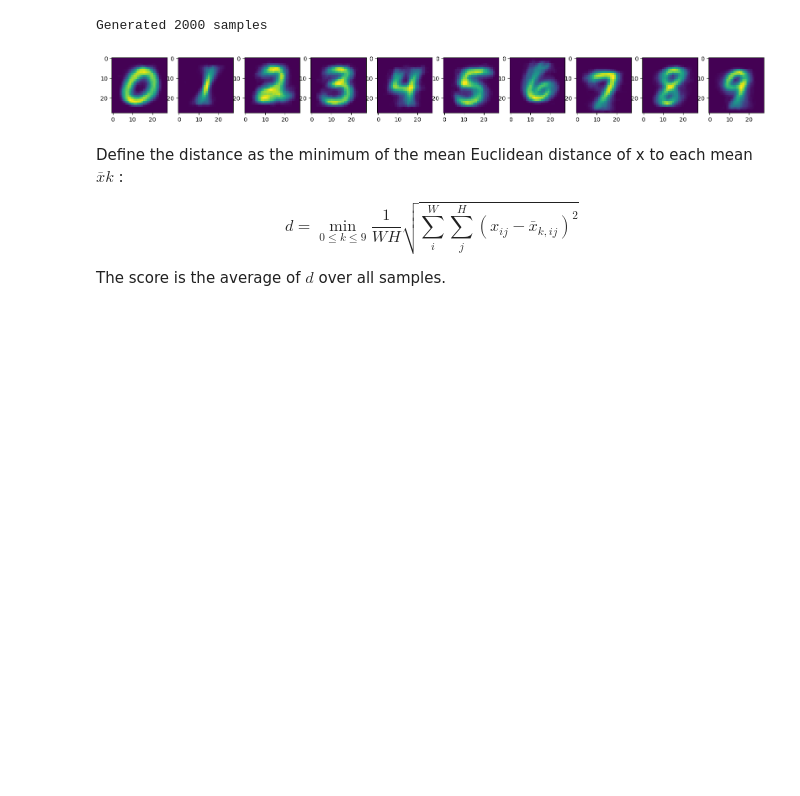
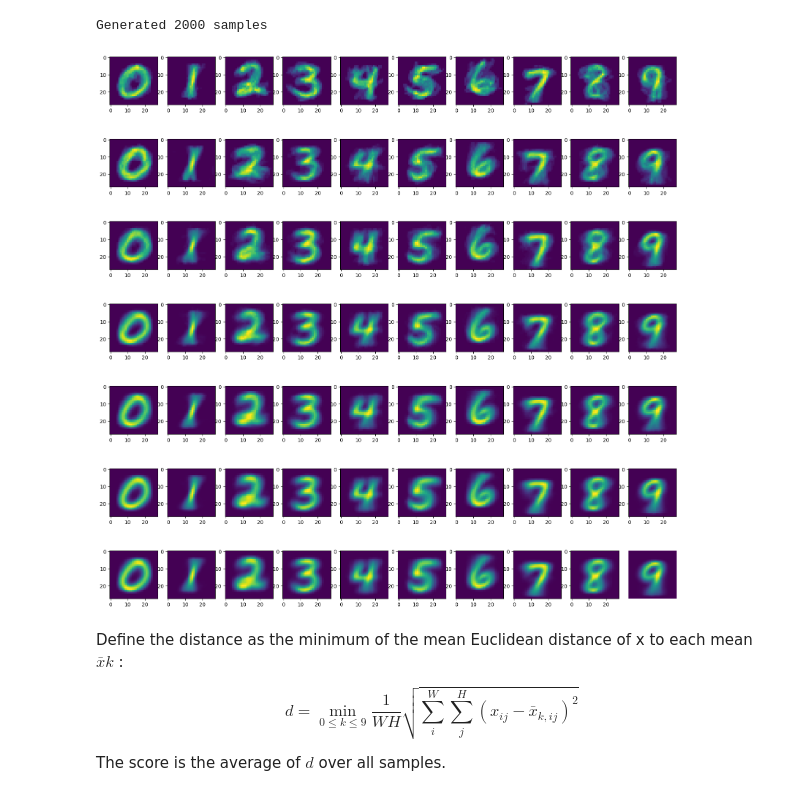
Before and after one commit to DimitrisMitroulis/NN-Projects, a Jupyter notebook: GANs/cond_gan(int)_pytorch_evalute.ipynb, the cells around one changed output. Saved outputs shown, nothing was run; the diff lists cells and outputs as text; code cells hidden in the pictures; blank space fills up the shorter version.

```diff
--- a/GANs/cond_gan(int)_pytorch_evalute.ipynb
+++ b/GANs/cond_gan(int)_pytorch_evalute.ipynb
@@ -347,31 +361,41 @@ Generated 2000 samples
 random.seed(42)
 
 mnist_means = []
-samples = 100
+samples = 50
+m_samples = [10,25,50,100,255,500,1000]
+mnist_mean = []
 
 # convert dataset to numpy array
 test_array = np.array([(np.array(x), y) for x, y in test_loader.dataset])
+for samples in m_samples:
+  # for each number(0,9)
+  for num in range(10):
+    # get indices of images with the current number
+    indices = np.where(test_array[:, 1] == num)[0]
+    # randomly sample max number of images
+    subset_indices = random.sample(indices.tolist(), samples) if len(indices) > samples else indices
+    subset_array = test_array[subset_indices]
 
-# for each number(0,9)
-for num in range(10):
-  # get indices of images with the current number
-  indices = np.where(test_array[:, 1] == num)[0]
-  # randomly sample max number of images
-  subset_indices = random.sample(indices.tolist(), samples) if len(indices) > samples else indices
-  subset_array = test_array[subset_indices]
+    # compute mean of sampled images using numpy
+    number_mean = np.mean(subset_array[:, 0], axis=0)
 
-  # compute mean of sampled images using numpy
-  number_mean = np.mean(subset_array[:, 0], axis=0)
+    mnist_means.append(torch.from_numpy(number_mean))
 
-  mnist_means.append(torch.from_numpy(number_mean))
 
-mnist_mean = torch.stack(mnist_means, dim=0)
+  mnist_mean.append(torch.stack(mnist_means, dim=0))
+  mnist_means = []
 # %%
-fig, axes = plt.subplots(nrows=1,ncols=10,figsize=(20,2.5))
-for i in range(len(mnist_mean[:])):
-  axes[i].imshow(mnist_mean[i][0])
+fig, axes = plt.subplots(nrows=len(mnist_mean),ncols=10,figsize=(20,20))
+plt.axis('off')
+
+
+for k in range(len(mnist_mean)):
+  for i in range(len(mnist_mean[k][:])):
+    axes[k][i].imshow(mnist_mean[k][i][0])
+
+plt.show()
 # %% [output]
-[figure, old version]
+[figure, new version]
 # %% [markdown]
 Define the distance as the minimum of the mean Euclidean distance of x
 to each mean $\bar{x}k$ :
```
Also changed, not shown: parts of 8 cells of this notebook.
